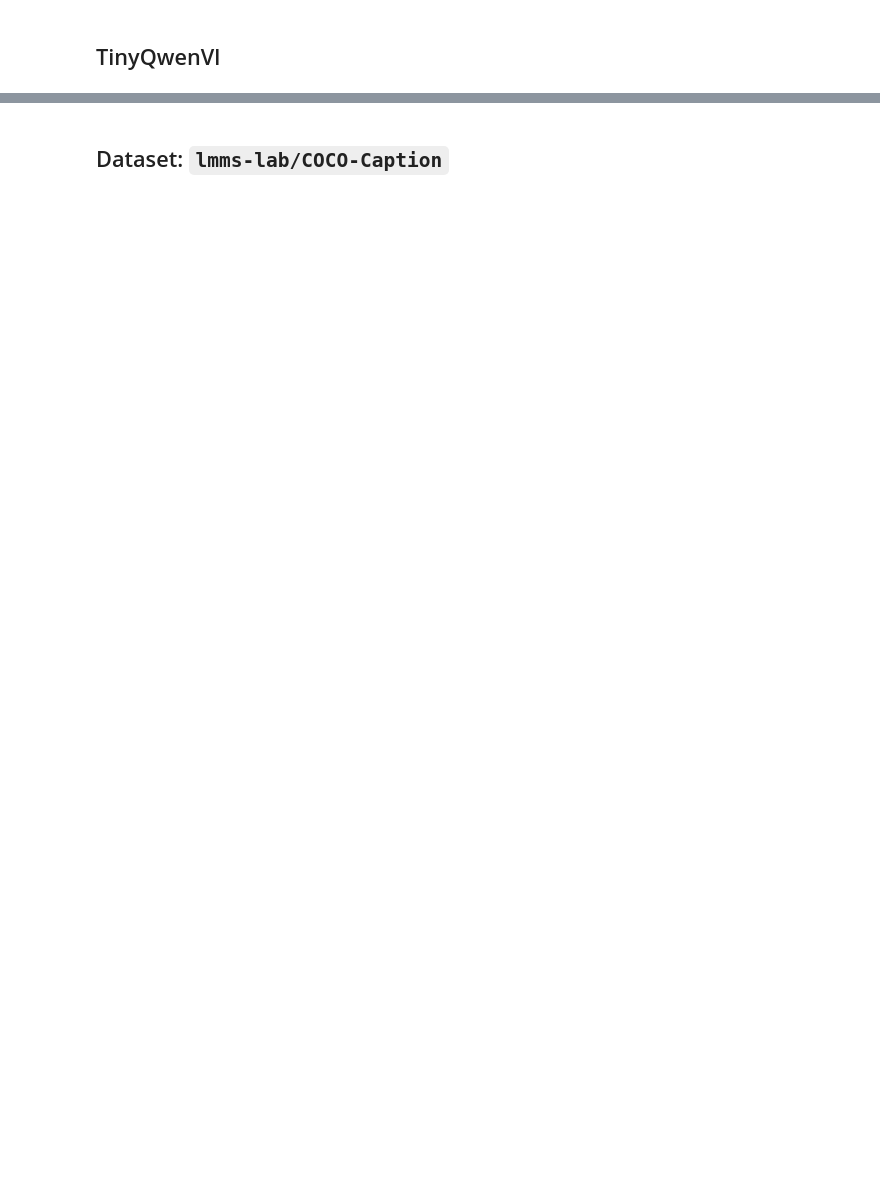
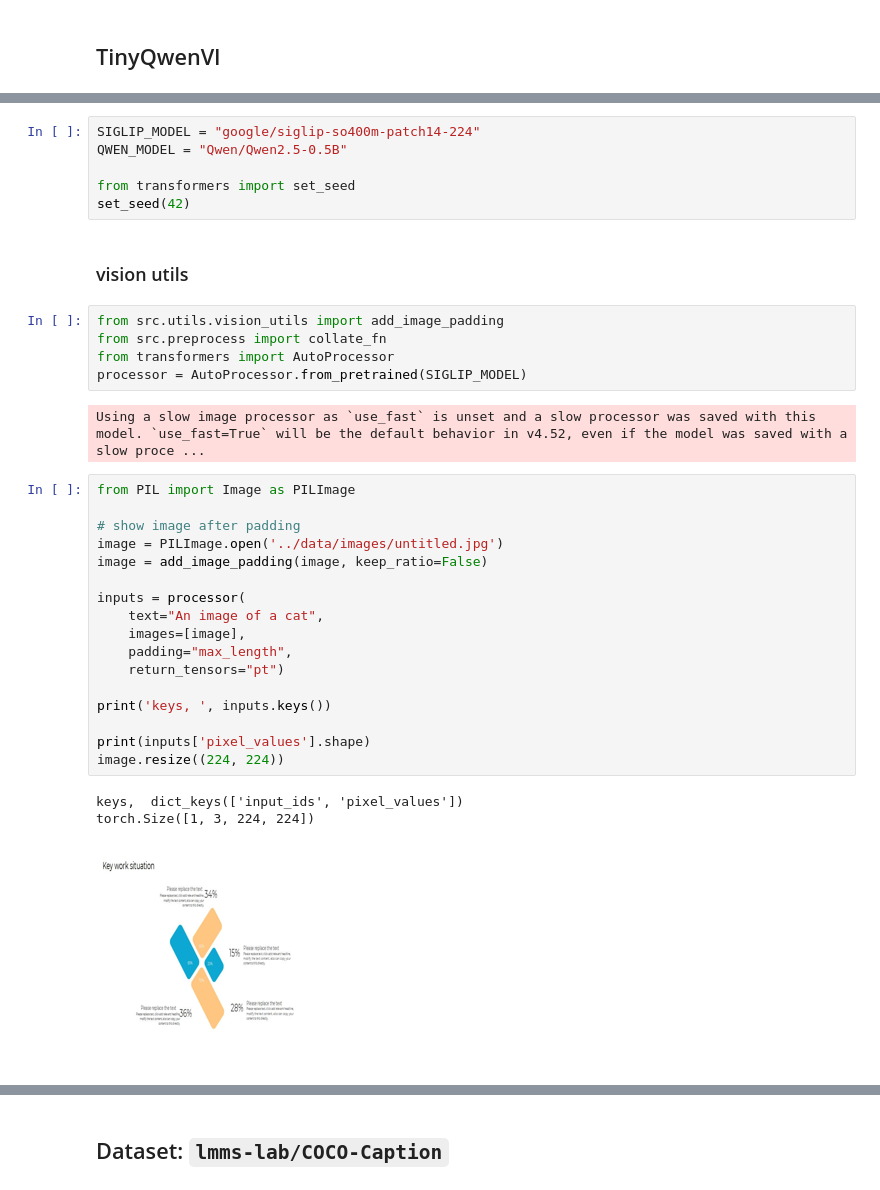
Before and after one commit to thanhhuynhk17/tiny-qwen-vl-1.4b, a Jupyter notebook: notebooks/tinyqwenvl-1-4b.ipynb, the cells around one changed output, grey strips where cells are left out. Saved outputs shown, nothing was run; the diff lists cells and outputs as text; blank space fills up the shorter version.

```diff
--- a/tinyqwenvl-1-4b.ipynb
+++ b/notebooks/tinyqwenvl-1-4b.ipynb
@@ -523,0 +9,36 @@ class TinyQwenVL(nn.Module):
+# %%
+SIGLIP_MODEL = "google/siglip-so400m-patch14-224"
+QWEN_MODEL = "Qwen/Qwen2.5-0.5B"
+
+from transformers import set_seed
+set_seed(42)
+# %% [markdown]
+### vision utils
+# %%
+from src.utils.vision_utils import add_image_padding
+from src.preprocess import collate_fn
+from transformers import AutoProcessor
+processor = AutoProcessor.from_pretrained(SIGLIP_MODEL)
+# %% [output]
+Using a slow image processor as `use_fast` is unset and a slow processor was saved with this model. `use_fast=True` will be the default behavior in v4.52, even if the model was saved with a slow proce ...
+# %%
+from PIL import Image as PILImage
+
+# show image after padding
+image = PILImage.open('../data/images/untitled.jpg')
+image = add_image_padding(image, keep_ratio=False)
+
+inputs = processor(
+    text="An image of a cat",
+    images=[image],
+    padding="max_length",
+    return_tensors="pt")
+
+print('keys, ', inputs.keys())
+
+print(inputs['pixel_values'].shape)
+image.resize((224, 224))
+# %% [output]
+keys,  dict_keys(['input_ids', 'pixel_values'])
+torch.Size([1, 3, 224, 224])
+[figure, added]
```
Also changed, not shown: parts of 32 cells of this notebook, 13 other files.
